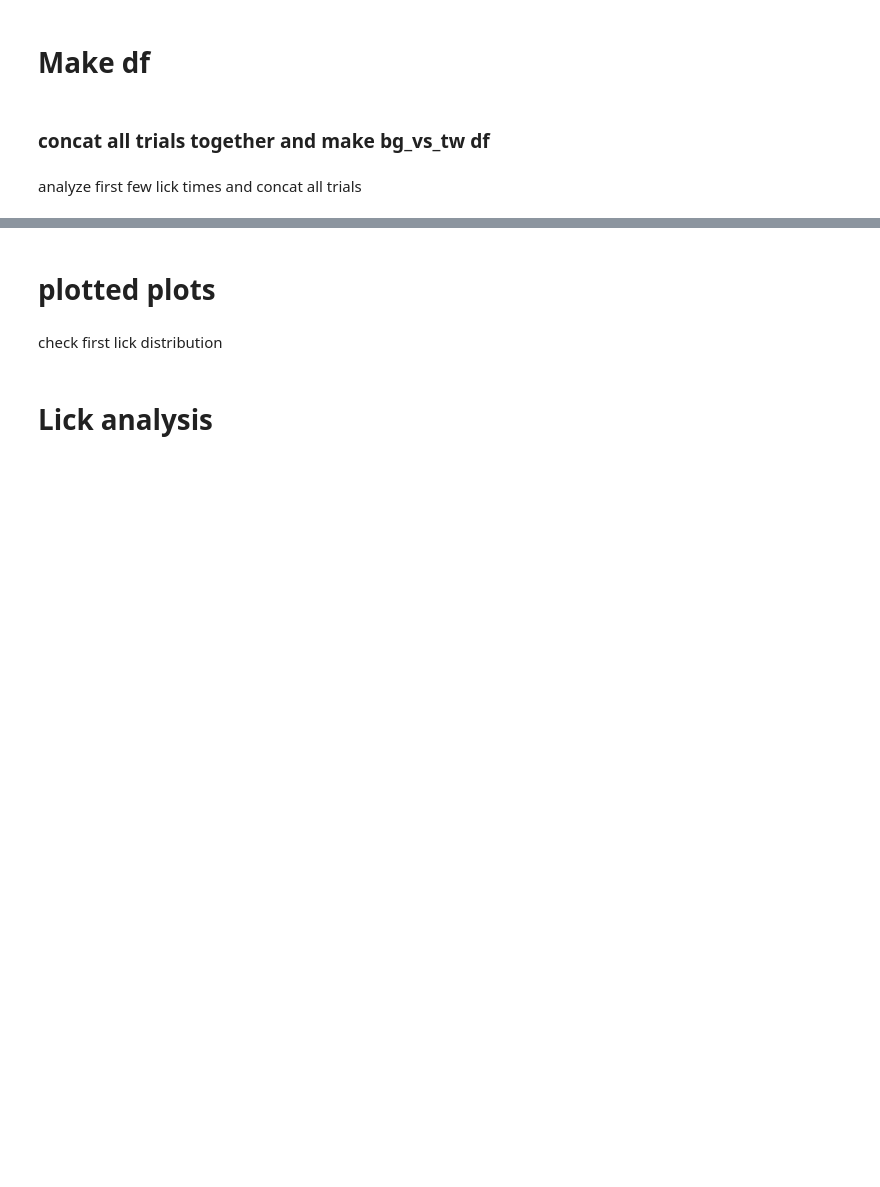
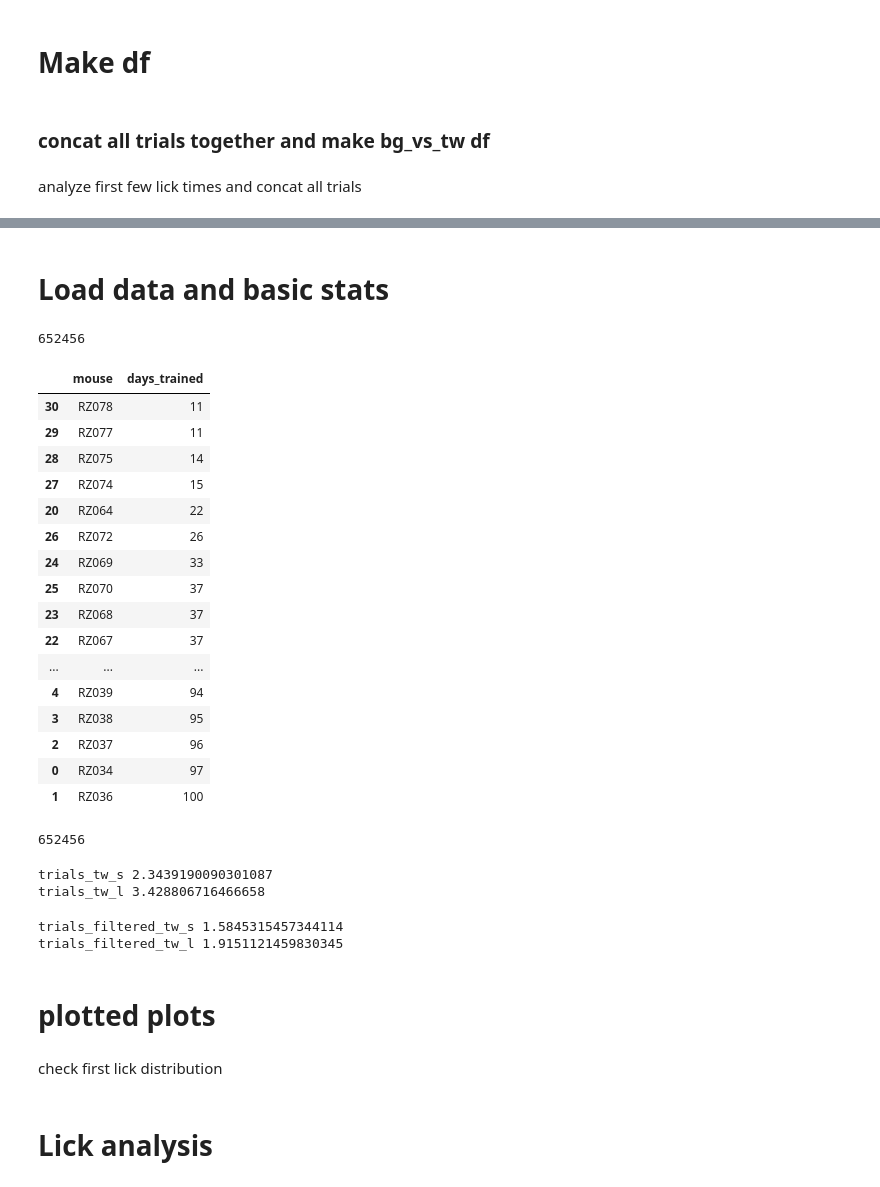
Before and after one commit to rebz444/luckycharm, a Jupyter notebook: timing_analysis.ipynb, the cells around one changed output, grey strips where cells are left out. Saved outputs shown, nothing was run; the diff lists cells and outputs as text; code cells hidden in the pictures; blank space fills up the shorter version.

```diff
--- a/timing_analysis.ipynb
+++ b/timing_analysis.ipynb
@@ -108,0 +113,49 @@ Index(['session_trial_num', 'block_trial_num', 'block_num', 'start_time',
+# %% [markdown]
+# Load data and basic stats
+# %%
+trials_training_analyzed = utils.load_data(os.path.join(data_folder, 'trials_training_analyzed.csv'))
+len(trials_training_analyzed)
+# %% [output]
+652456
+# %%
+sessions_by_mouse = sessions_training.groupby('mouse')
+days_trained_list = []
+for m, mouse_data in sessions_by_mouse:
+    days_trained = mouse_data.session.max()
+    days_trained_list.append({'mouse': m, 'days_trained': days_trained})
+days_trained_df = pd.DataFrame(days_trained_list).sort_values(by=['days_trained'])
+early_termination = days_trained_df.loc[days_trained_df.days_trained < 10]
+early_termination_mouse_list = early_termination.mouse.tolist()
+trials_training = trials_training_analyzed.loc[~trials_training_analyzed['mouse'].isin(early_termination_mouse_list)]
+# %%
+days_trained_df
+# %% [output]
+|  | mouse | days_trained |
+| 30 | RZ078 | 11 |
+| 29 | RZ077 | 11 |
+| 28 | RZ075 | 14 |
+| 27 | RZ074 | 15 |
+| 20 | RZ064 | 22 |
+| 26 | RZ072 | 26 |
+| 24 | RZ069 | 33 |
+| 25 | RZ070 | 37 |
+| 23 | RZ068 | 37 |
+| 22 | RZ067 | 37 |
+| ... | ... | ... |
+| 4 | RZ039 | 94 |
+| 3 | RZ038 | 95 |
+| 2 | RZ037 | 96 |
+| 0 | RZ034 | 97 |
+| 1 | RZ036 | 100 |
+# %%
+len(trials_training)
+# %% [output]
+652456
+# %%
+trials_filtered_tw_s = trials_training_analyzed.loc[trials_training_analyzed['group'] == 's', 'time_waited'].mean()
+print("trials_tw_s", trials_filtered_tw_s)
+trials_filtered_tw_l = trials_training_analyzed.loc[trials_training_analyzed['group'] == 'l', 'time_waited'].mean()
+print("trials_tw_l", trials_filtered_tw_l)
+# %% [output]
+trials_tw_s 2.3439190090301087
+trials_tw_l 3.428806716466658
@@ -108,0 +187,8 @@ Index(['session_trial_num', 'block_trial_num', 'block_num', 'start_time',
+# %%
+trials_filtered_tw_s = df_filtered_trials.loc[df_filtered_trials['group'] == 's', 'time_waited'].mean()
+print("trials_filtered_tw_s", trials_filtered_tw_s)
+trials_filtered_tw_l = df_filtered_trials.loc[df_filtered_trials['group'] == 'l', 'time_waited'].mean()
+print("trials_filtered_tw_l", trials_filtered_tw_l)
+# %% [output]
+trials_filtered_tw_s 1.5845315457344114
+trials_filtered_tw_l 1.9151121459830345
```
Also changed, not shown: parts of 25 cells of this notebook, 8 other files.
